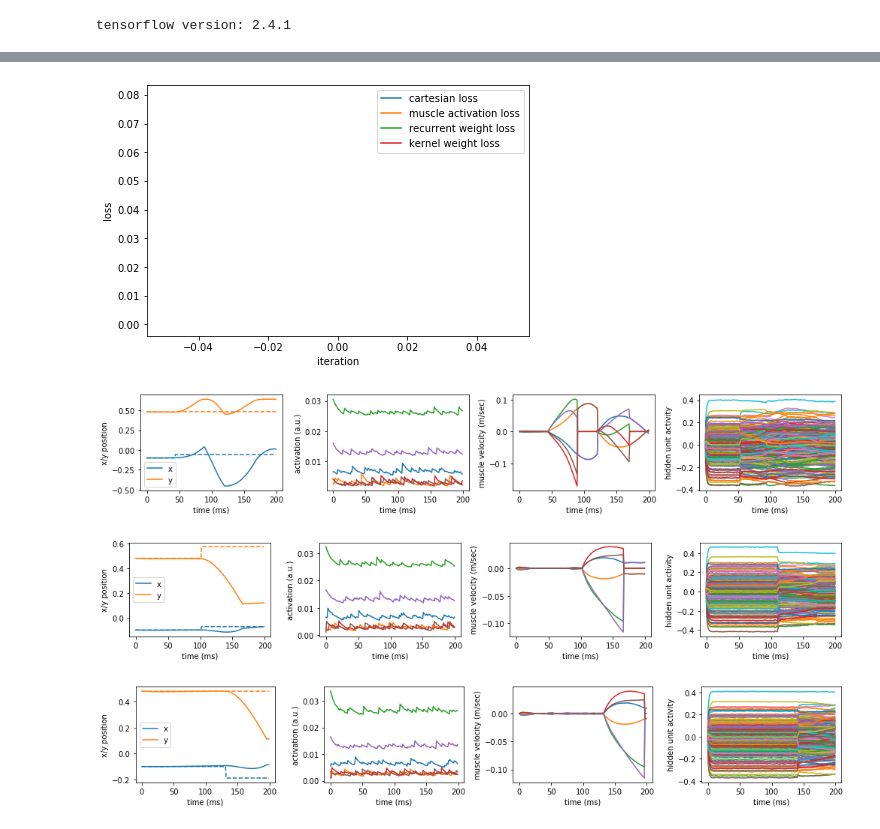
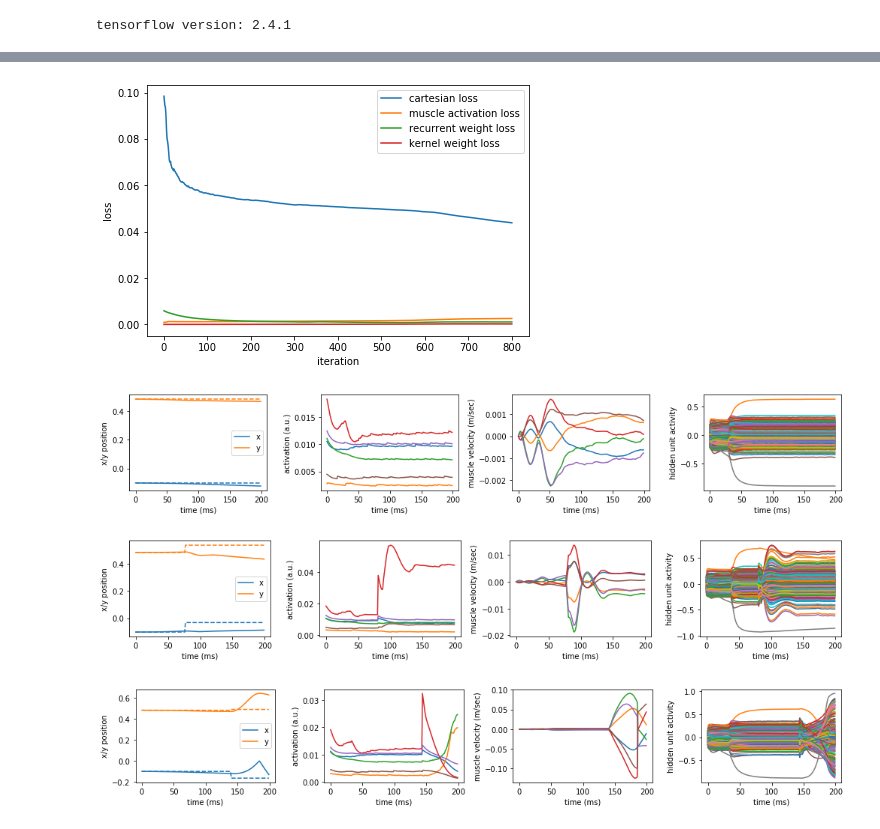
Before and after one commit to OlivierCodol/MotorNet, a Jupyter notebook: notebooks/jonathans_playground/ET.ipynb, the cells around one changed output, grey strips where cells are left out. Cells and saved outputs as stored; diff of their text form; code cells hidden in the pictures.

Commit message:
First pass at training/testing pipeline implemented

```diff
--- a/notebooks/jonathans_playground/ET.ipynb
+++ b/notebooks/jonathans_playground/ET.ipynb
@@ -33,19 +33,30 @@ tensorflow version: 2.4.1
 # %%
 arm = RigidTendonArm(muscle_type=RigidTendonHillMuscleThelen(), timestep=0.01,
                      proprioceptive_delay=0.04, visual_delay=0.09, # 0.04, 0.09 best
-                     excitation_noise_sd=0.001)  # 0.0001 best
-visual_feedback_noise = 0.01  # 0.001 best
+                     excitation_noise_sd=0.0001)  # 0.0001 best
+visual_feedback_noise = 0.01  # 0.01 best
 proprio_feedback_noise = 0.001  # 0.001 best
-hidden_noise = 0.001  # 0.0001 best
+hidden_noise = 0.00001  # 0.0001 best
 # kernel 5e-6 best
 # recurrent 1e-5 best
-cell = GRUController(plant=arm, n_units=200, kernel_regularizer=1e-6,
-                     recurrent_regularizer=1e-5, name='cell',
+cell = GRUController(plant=arm, n_units=300, kernel_regularizer=1e-6,
+                     recurrent_regularizer=2e-5, name='cell',
                      proprioceptive_noise_sd=proprio_feedback_noise, visual_noise_sd=visual_feedback_noise,
                      hidden_noise_sd=hidden_noise)
+
+delay_range = [200, 1200]
+target_time_range = [200, 400]
+do_recompute_targets = False
+run_mode = 'train'
+cartesian_loss = 1
+muscle_loss = 20
 task = TaskLoadProbability(cell, initial_joint_state=np.deg2rad([60., 80., 0., 0.]),
-                           delay_range=[300, 1600], # 300, 1600 best
-                           fixation_time=0, # 0 best
+                           delay_range=delay_range,  # 300, 1600 best
+                           target_time_range=target_time_range,
+                           do_recompute_targets=do_recompute_targets,
+                           run_mode=run_mode,
+                           cartesian_loss=cartesian_loss,
+                           muscle_loss=muscle_loss
                            )
 
 # declare inputs
@@ -115,17 +126,17 @@ cell.layers[1].bias = tf.convert_to_tensor([-5.18, -6.47, -3.63, -6.42, -4.40, -
 # %%
 #name = 'LoadProb_full_0'
 #control_rnn.load_weights('/home/jonathan/Desktop/MotorNetModels/LoadProb/Nets/' + name).expect_partial()
 
 batch_size = 32
 n_t = int(2.0 / arm.dt)
-control_rnn.task.training_mode = True
-control_rnn.task.set_training_params(batch_size=batch_size, n_timesteps=n_t, iterations=2)
+control_rnn.task.run_mode = 'train'
+control_rnn.task.set_training_params(batch_size=batch_size, n_timesteps=n_t, iterations=10000)
 with tf.device('/cpu:0'):
     control_rnn.fit(control_rnn.task, verbose=1,
                     callbacks=[tensorflowfix_callback, batchlog_callback, trainingplot_callback],
                     shuffle=False)
 # %% [output]
-[figure, old version]
+[figure, new version]
-[figure, old version]
+[figure, new version]
-[figure, old version]
+[figure, new version]
-[figure, old version]
+[figure, new version]
```
Also changed, not shown: parts of 8 cells of this notebook, 8 other files.
